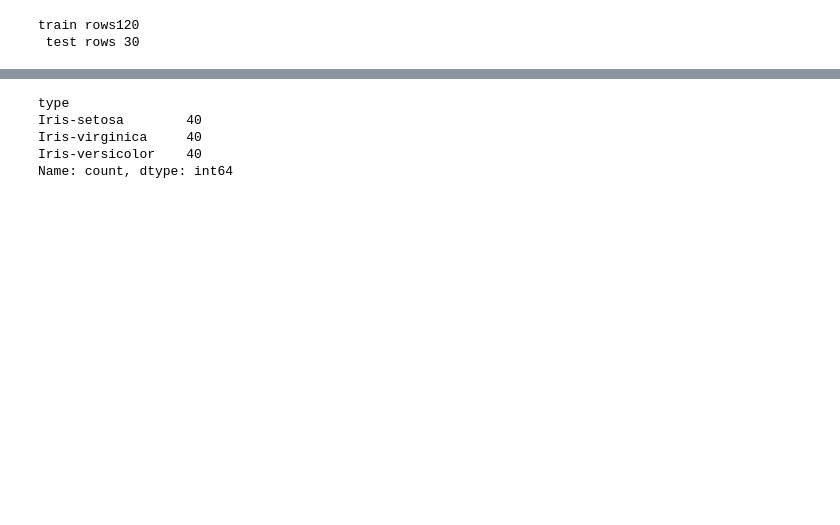
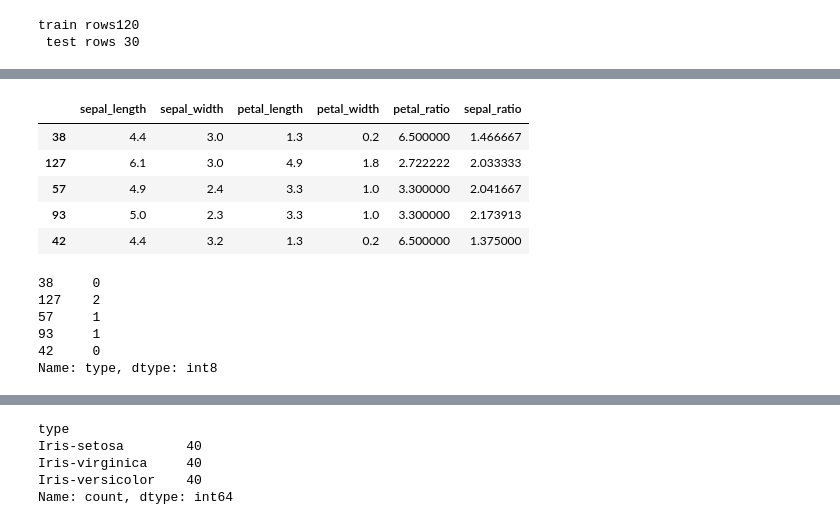
Before and after one commit to ARPIT2128/LGMVIP--DataScience-Iris-flower-classification-ML-1, a Jupyter notebook: IRIS CLASSIFICATION.ipynb, the cells around one changed output, grey strips where cells are left out. Saved outputs shown, nothing was run; the diff lists cells and outputs as text; code cells hidden in the pictures; blank space fills up the shorter version.

```diff
--- a/IRIS CLASSIFICATION.ipynb
+++ b/IRIS CLASSIFICATION.ipynb
@@ -178,0 +187,18 @@ for train_index,test_index in split.split(iris_data,iris_data["type"]):
+# %%
+X_test.head()
+# %% [output]
+|  | sepal_length | sepal_width | petal_length | petal_width | petal_ratio | sepal_ratio |
+| 38 | 4.4 | 3.0 | 1.3 | 0.2 | 6.500000 | 1.466667 |
+| 127 | 6.1 | 3.0 | 4.9 | 1.8 | 2.722222 | 2.033333 |
+| 57 | 4.9 | 2.4 | 3.3 | 1.0 | 3.300000 | 2.041667 |
+| 93 | 5.0 | 2.3 | 3.3 | 1.0 | 3.300000 | 2.173913 |
+| 42 | 4.4 | 3.2 | 1.3 | 0.2 | 6.500000 | 1.375000 |
+# %%
+y_test.head()
+# %% [output]
+38     0
+127    2
+57     1
+93     1
+42     0
+Name: type, dtype: int8
```
Also changed, not shown: parts of 9 cells of this notebook.
